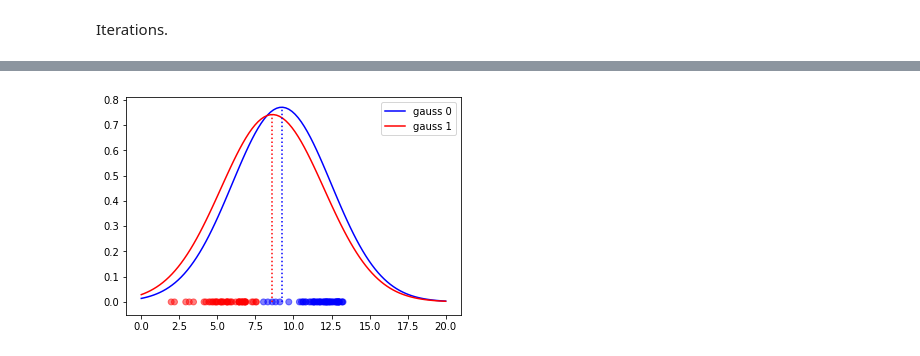
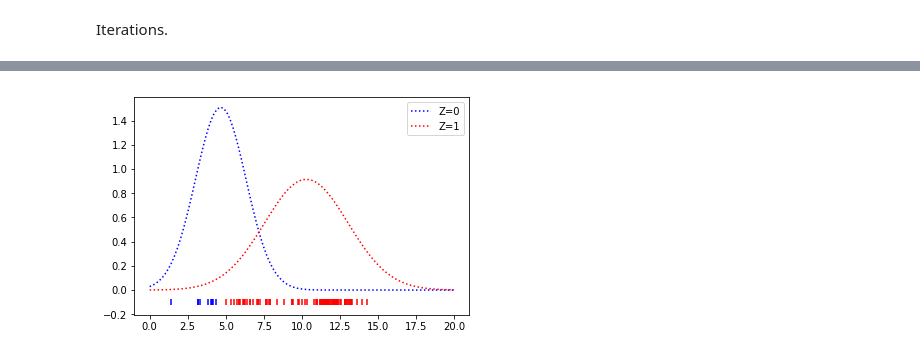
Before and after one commit to yokaiAG/Stage2019, a Jupyter notebook: Code/EMalgo.ipynb, the cells around one changed output, grey strips where cells are left out. Saved outputs shown, nothing was run; the diff lists cells and outputs as text; code cells hidden in the pictures.

```diff
--- a/Code/EMalgo.ipynb
+++ b/Code/EMalgo.ipynb
@@ -11,6 +11,7 @@ import matplotlib.pyplot as plt
 # %% [markdown]
 Parameters of the Gaussians.
 # %%
+p = 0.6 # proba of Z=1 (Z=0 with prob 1-p)
 mu = (6, 12) # means
 sigma = (2, 1) # standard deviation
 # %% [markdown]
@@ -45,0 +25,13 @@ Z = np.concatenate((np.random.normal(mu[0], sigma[0], n), np.random.normal(mu[1]
+# %%
+# generate data points
+n = 100
+Z = list()
+X0, X1 = list(), list()
+for i in range(n):
+    if random.random() < p: # draw z
+        Z.append(1)
+        X1.append(np.random.normal(mu[1], sigma[1]))
+    else:
+        Z.append(0)
+        X0.append(np.random.normal(mu[0], sigma[0]))
+X = X0 + X1
@@ -74,71 +74,81 @@ max_iter = 100
 # %% [markdown]
 Iterations.
 # %%
+# outfile to write results
+out = open("../LaTeX/EMalgo/example/estimations.txt", "w")
+
 # initialization: random means and std dev
+p_ = random.random()
 mu_ = np.random.uniform(0,10,2)
 sigma_ = np.random.uniform(0,5,2)
-print("Means : ", mu_)
-print("Std devs : ", sigma_)
 
 # iterations
 for k in range(max_iter):
+
+    # print current estimates
+    print()
+    print("p : ", p_)
+    print("Means : ", mu_)
+    print("Std devs : ", sigma_)
+    out.write("STEP {} --- p={}, mu={}, sigma={}\n".format(k, p_, mu_, sigma_))
 
     # list of probabilities for cluster 0 and 1 for each point
     proba_0 = list()
     proba_1 = list()
 
-    # points colors for scatter plot
-    color = list()
 
     # compute most probable cluster for each point (and color for scatter plot)
-    for z in Z:
-        denominator = gauss(z, mu_[0], sigma_[0]) + gauss(z, mu_[1], sigma_[1])
-        proba_0.append(gauss(z, mu_[0], sigma_[0]) / denominator)
-        proba_1.append(gauss(z, mu_[1], sigma_[1]) / denominator)
+    colors = list()
+    for x in X:
+        denominator = (1-p_)*gauss(x, mu_[0], sigma_[0]) + p_*gauss(x, mu_[1], sigma_[1])
+        proba_0.append((1-p_) * gauss(x, mu_[0], sigma_[0]) / denominator)
+        proba_1.append(p_ * gauss(x, mu_[1], sigma_[1]) / denominator)
         if proba_0[-1] > proba_1[-1]:
-            color.append('blue')
+            colors.append('blue')
         else:
-            color.append('red')
+            colors.append('red')
+
+    # compute new p
+    p_ = np.mean(proba_1)
 
     # compute new mean and std for each gaussian based on assignments
+    old_mu_ = np.array(mu_)
+    print("old mu: ", old_mu_)
     mu_ = [0,0]
     sigma_ = [0,0]
     # mean
-    for i,z in enumerate(Z):
-        mu_[0] += z*proba_0[i]
-        mu_[1] += z*proba_1[i]
+    for i,x in enumerate(X):
+        mu_[0] += x*proba_0[i]
+        mu_[1] += x*proba_1[i]
     mu_[0] /= sum(proba_0)
     mu_[1] /= sum(proba_1)
     # std
-    for i,z in enumerate(Z):
-        sigma_[0] += proba_0[i] * (z-mu_[0])**2
-        sigma_[1] += proba_1[i] * (z-mu_[1])**2
+    for i,x in enumerate(X):
+        sigma_[0] += proba_0[i] * (x - old_mu_[0])**2
+        sigma_[1] += proba_1[i] * (x - old_mu_[1])**2
     sigma_[0] = np.sqrt(sigma_[0] / sum(proba_0))
     sigma_[1] = np.sqrt(sigma_[1] / sum(proba_1))
 
-    # print estimated values
-    print()
-    print("Means : ", mu_)
-    print("Std devs : ", sigma_)
-
     # plot
-    x = np.linspace(0, 20, 100)
-    plt.plot(x, gauss(x, mu_[0], sigma_[0]), color='blue', label='gauss 0')
-    plt.plot(x, gauss(x, mu_[1], sigma_[1]), color='red', label='gauss 1')
-    plt.plot([mu_[0], mu_[0]], [0, 1/sigma_[0]*np.sqrt(2*np.pi)], color='blue', ls=':')
-    plt.plot([mu_[1], mu_[1]], [0, 1/sigma_[1]*np.sqrt(2*np.pi)], color='red', ls=':')
-    plt.scatter(Z[:n], [0]*n, alpha=.5, color=color[:n])
-    plt.scatter(Z[n:], [0]*n, alpha=.5, color=color[n:])
+    plt.plot(absc, gauss(absc, mu_[0], sigma_[0]), color='blue', label='Z=0', ls=':')
+    plt.plot(absc, gauss(absc, mu_[1], sigma_[1]), color='red', label='Z=1', ls=':')
+#     plt.plot([mu_[0], mu_[0]], [0, 1/sigma_[0]*np.sqrt(2*np.pi)], color='blue', ls='-')
+#     plt.plot([mu_[1], mu_[1]], [0, 1/sigma_[1]*np.sqrt(2*np.pi)], color='red', ls='-')
+#     plt.scatter(Z[:n], [0]*n, color=color[:n], marker='|')
+#     plt.scatter(Z[n:], [0]*n, color=color[n:], marker='|')
+    plt.scatter(X, [-.1]*n, color=colors, marker='|')
     plt.legend(loc='best')
+    plt.savefig("../LaTeX/EMalgo/example/EMalgo_step{}.pdf".format(k))
     plt.show()
     plt.close()
 
     # aks if continue
-    continu = input("Continue ? Y or N : ")
-    while continu not in {'Y', 'N'}:
-            continu = input("Continue ? Y or N : ")
-    if continu == 'Y':
+    continu = input("Continue ? y or n : ")
+    while continu not in {'y', 'n'}:
+            continu = input("Continue ? y or n : ")
+    if continu == 'y':
         continue
     else:
+        out.close()
         break
 # %% [output]
@@ -165 +180 @@ Std devs :  [3.254282041775939, 3.381494532785797]
-[figure, old version]
+[figure, new version]
```
Also changed, not shown: parts of 10 cells of this notebook.
